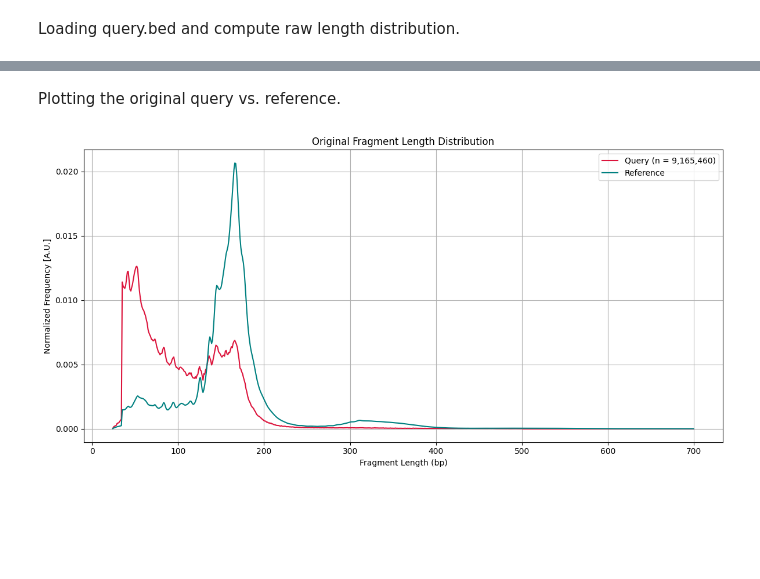
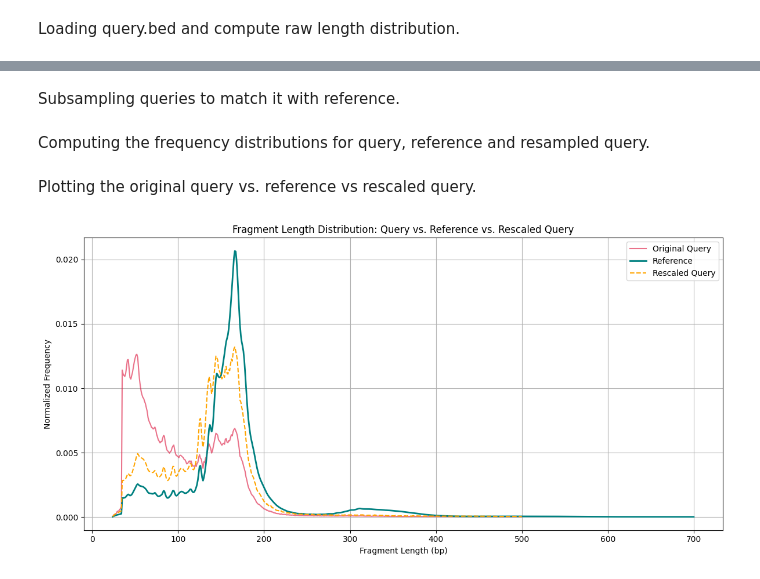
Before and after one commit to meghhshah/BEE-102-Spring-2025-Assignment, a Jupyter notebook: 01_Norm_Frequency_and_Rescaling.ipynb, the cells around one changed output, grey strips where cells are left out. Saved outputs shown, nothing was run; the diff lists cells and outputs as text; code cells hidden in the pictures; blank space fills up the shorter version.

```diff
--- a/01_Norm_Frequency_and_Rescaling.ipynb
+++ b/01_Norm_Frequency_and_Rescaling.ipynb
@@ -62,6 +63,6 @@ Loading the reference data.
 # %%
 reference_distribution = {}
-with open("reference.hist") as ref_file:
+with open("reference.hist", "r") as ref_file:
     for line in ref_file:
         parts = line.strip().split()
         if len(parts) >= 2:
@@ -69,5 +70,7 @@ with open("reference.hist") as ref_file:
             freq = float(parts[1])
             reference_distribution[length] = freq
 
-total_ref_freq = sum(reference_distribution.values())
-normalized_ref = {l: f / total_ref_freq for l, f in reference_distribution.items()}
+total_ref = sum(reference_distribution.values())
+normalized_ref = {l: f / total_ref for l, f in reference_distribution.items()}
+# %% [markdown]
+Subsampling queries to match it with reference.
@@ -74,24 +92,39 @@ normalized_ref = {l: f / total_ref_freq for l, f in reference_distribution.items
+# %% [markdown]
+Computing the frequency distributions for query, reference and resampled query.
+# %%
+# Original query
+original_counts = defaultdict(int)
+for l in query_fragments:
+    original_counts[l] += 1
+total_original = len(query_fragments)
+original_lengths = sorted(original_counts)
+original_freqs = [original_counts[l] / total_original for l in original_lengths]
+
+# Reference
+ref_lengths = sorted(normalized_ref)
+ref_freqs = [normalized_ref[l] for l in ref_lengths]
+
+# Rescaled query
+rescaled_counts = defaultdict(int)
+for l in rescaled_query_fragments:
+    rescaled_counts[l] += 1
+total_rescaled = len(rescaled_query_fragments)
+rescaled_lengths = sorted(rescaled_counts)
+rescaled_freqs = [rescaled_counts[l] / total_rescaled for l in rescaled_lengths]
 # %% [markdown]
-Plotting the original query vs. reference.
+Plotting the original query vs. reference vs rescaled query.
 # %%
-combined_lengths = sorted(set(raw_lengths) | set(normalized_ref.keys()))
-
 plt.figure(figsize=(12, 6))
-
-# Raw query (like expected plot)
-plt.plot(combined_lengths, [fragment_counts.get(l, 0) / total_fragments for l in combined_lengths],
-         color='crimson', label=f"Query (n = {total_fragments:,})")
-
-# Reference
-plt.plot(combined_lengths, [normalized_ref.get(l, 0) for l in combined_lengths],
-         color='teal', label="Reference")
+plt.plot(original_lengths, original_freqs, label="Original Query", color='crimson', alpha=0.6)
+plt.plot(ref_lengths, ref_freqs, label="Reference", color='teal', linewidth=2)
+plt.plot(rescaled_lengths, rescaled_freqs, label="Rescaled Query", color='orange', linestyle='--')
 
 plt.xlabel("Fragment Length (bp)")
-plt.ylabel("Normalized Frequency [A.U.]")
-plt.title("Original Fragment Length Distribution")
+plt.ylabel("Normalized Frequency")
+plt.title("Fragment Length Distribution: Query vs. Reference vs. Rescaled Query")
+plt.legend()
 plt.grid(True)
-plt.legend()
 plt.tight_layout()
 plt.show()
 # %% [output]
-[figure, old version]
+[figure, new version]
```
Also changed, not shown: parts of 8 cells of this notebook.
